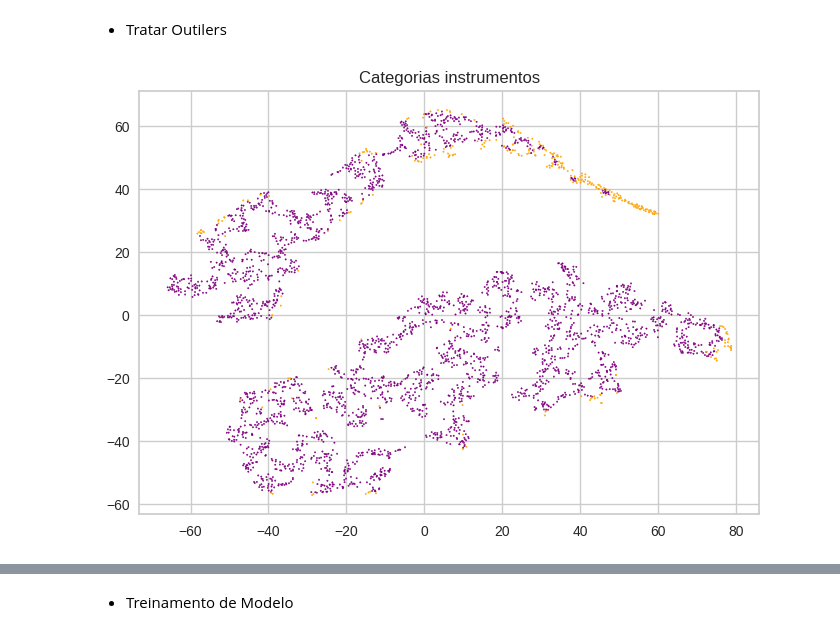
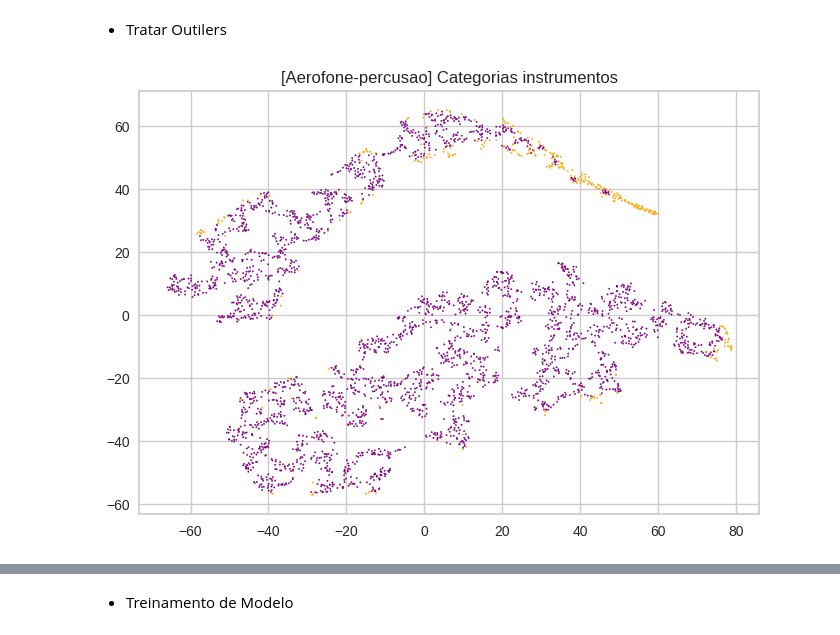
Before and after one commit to Douglas-cc/detected_instruments, a Jupyter notebook: notebooks/clf_par_inst.ipynb, the cells around one changed output, grey strips where cells are left out. Saved outputs shown, nothing was run; the diff lists cells and outputs as text; code cells hidden in the pictures.

```diff
--- a/notebooks/clf_par_inst.ipynb
+++ b/notebooks/clf_par_inst.ipynb
@@ -287,9 +287,9 @@ df_aerofone_percusao
 # %% [markdown]
 - Tratar Outilers
 # %%
-graphic_anomalies(df_aerofone_percusao.drop(columns=["instrumento", "cat_inst"]), 'Categorias instrumentos')
+graphic_anomalies(df_aerofone_percusao.drop(columns=["instrumento", "cat_inst"]), '[Aerofone-percusao] Categorias instrumentos')
 # %% [output]
-[figure, old version]
+[figure, new version]
 # %%
 df_aerofone_percusao = remove_outilers(df_aerofone_percusao.drop(columns=["instrumento", "cat_inst"]))
 df_aerofone_percusao
```
Also changed, not shown: parts of 9 cells of this notebook, 18 other files.
